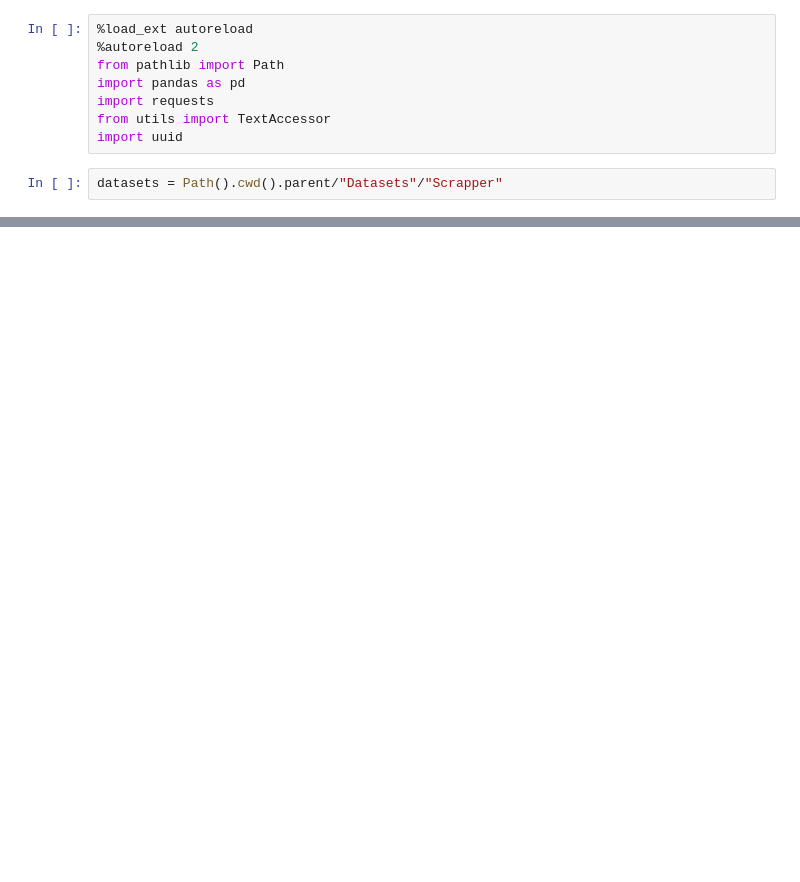
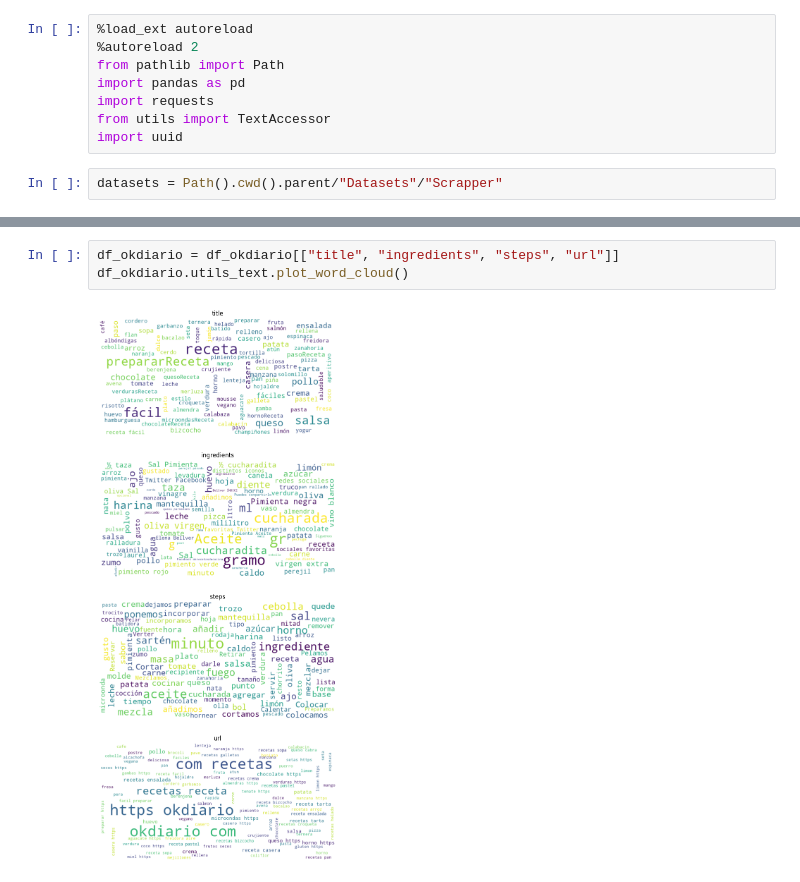
Before and after one commit to Frorozcoloa/ChatCocina, a Jupyter notebook: Notebooks/0.1- Limpieza_de_datos_mycolombian.ipynb, the cells around one changed output, grey strips where cells are left out. Saved outputs shown, nothing was run; the diff lists cells and outputs as text; blank space fills up the shorter version.

```diff
--- a/Notebooks/0.1- Limpieza_de_datos_mycolombian.ipynb
+++ b/Notebooks/0.1- Limpieza_de_datos_mycolombian.ipynb
@@ -295,0 +112,5 @@ df.to_csv(datasets/"dataset.csv", index=False)
+# %%
+df_okdiario = df_okdiario[["title", "ingredients", "steps", "url"]]
+df_okdiario.utils_text.plot_word_cloud()
+# %% [output]
+[figure, added]
```
Also changed, not shown: parts of 90 cells of this notebook, 7 other files.
